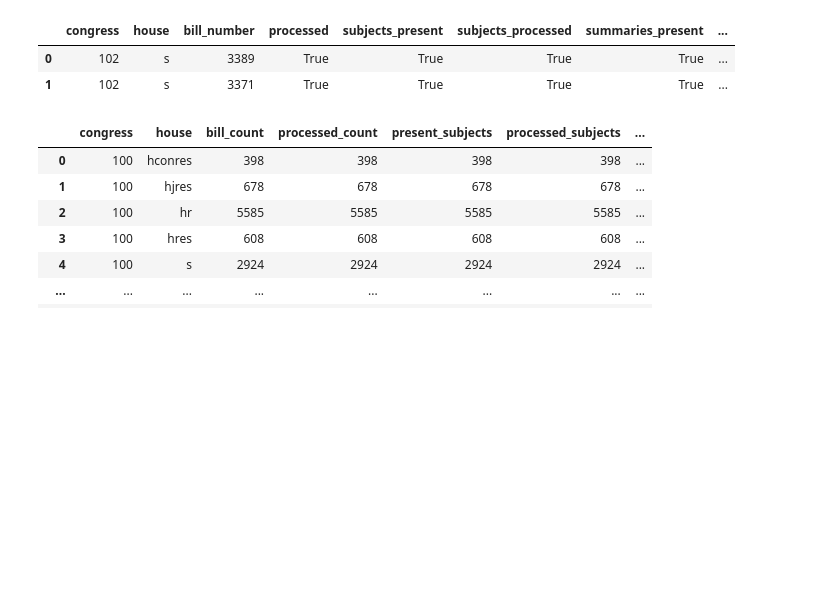
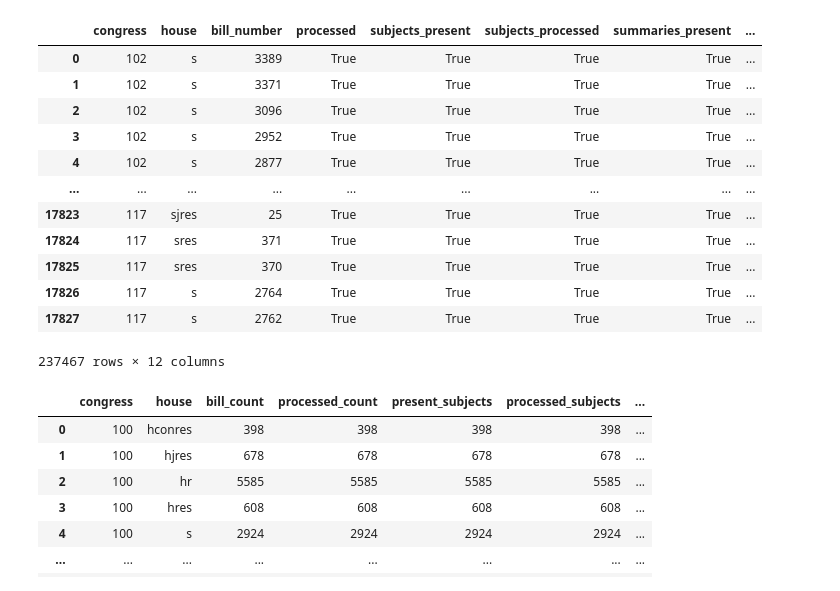
Before and after one commit to digirati-co-uk/loc-responsible-datasets, a Jupyter notebook: 01_bills/01_retrieval/status_reporting.ipynb, the cells around one changed output. Drawn from its saved outputs; the diff is of its cells as text; code cells hidden in the pictures; blank space fills up the shorter version.

```diff
--- a/01_bills/01_retrieval/status_reporting.ipynb
+++ b/01_bills/01_retrieval/status_reporting.ipynb
@@ -15,11 +15,21 @@ for path in bill_status_csv:
     frames.append(df)
 bills_df = pd.concat(frames)
 # %%
-bills_df.head(2)
+bills_df
 # %% [output]
 |  | congress | house | bill_number | processed | subjects_present | subjects_processed | summaries_present | ... |
 | 0 | 102 | s | 3389 | True | True | True | True | ... |
 | 1 | 102 | s | 3371 | True | True | True | True | ... |
+| 2 | 102 | s | 3096 | True | True | True | True | ... |
+| 3 | 102 | s | 2952 | True | True | True | True | ... |
+| 4 | 102 | s | 2877 | True | True | True | True | ... |
+| ... | ... | ... | ... | ... | ... | ... | ... | ... |
+| 17823 | 117 | sjres | 25 | True | True | True | True | ... |
+| 17824 | 117 | sres | 371 | True | True | True | True | ... |
+| 17825 | 117 | sres | 370 | True | True | True | True | ... |
+| 17826 | 117 | s | 2764 | True | True | True | True | ... |
+| 17827 | 117 | s | 2762 | True | True | True | True | ... |
+237467 rows × 12 columns
 # %%
 bill_counts = bills_df.groupby(["congress", "house"]).agg(
     bill_count=("bill_number", "count"),
```
Also changed, not shown: parts of 6 cells of this notebook, 2 other files.
